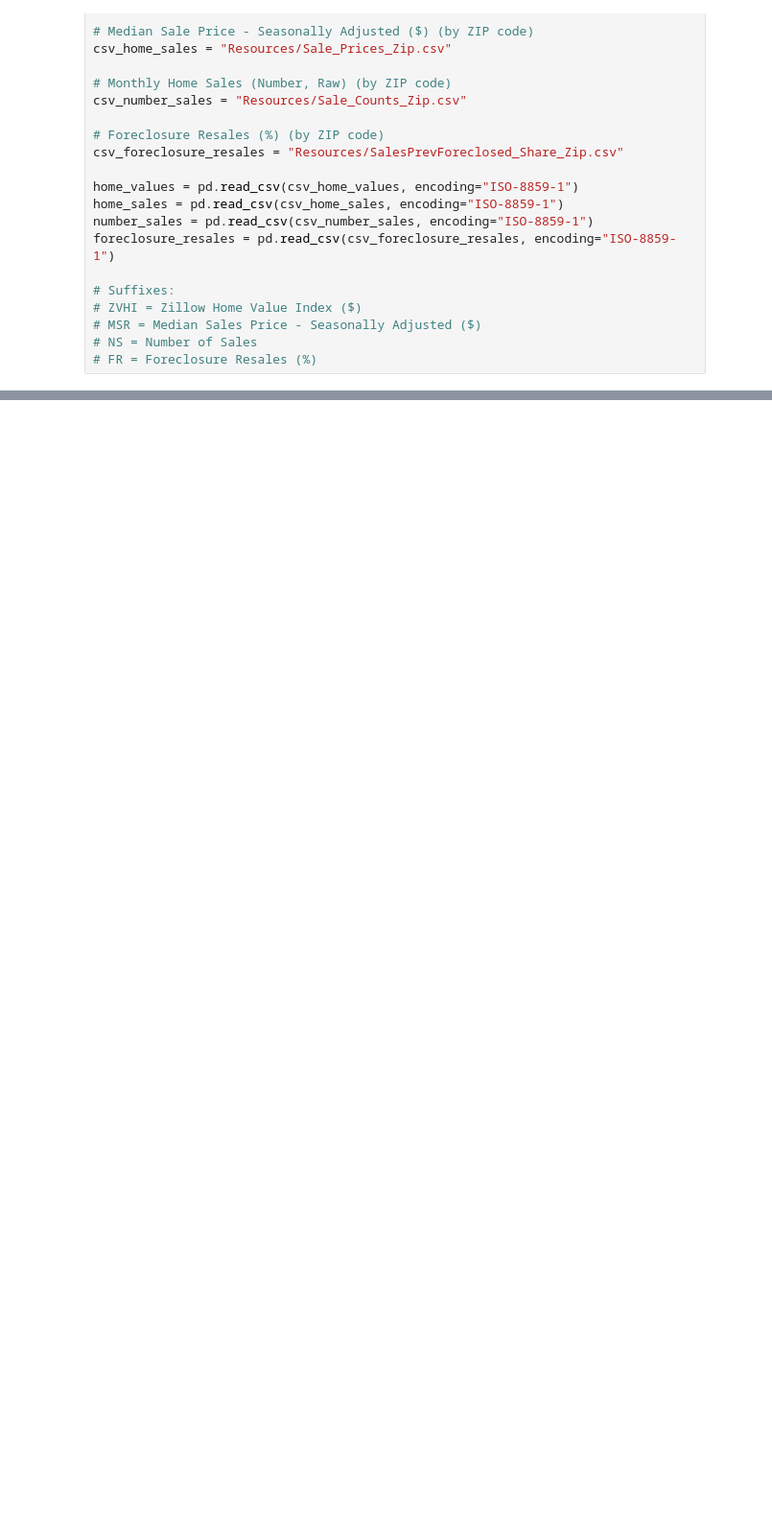
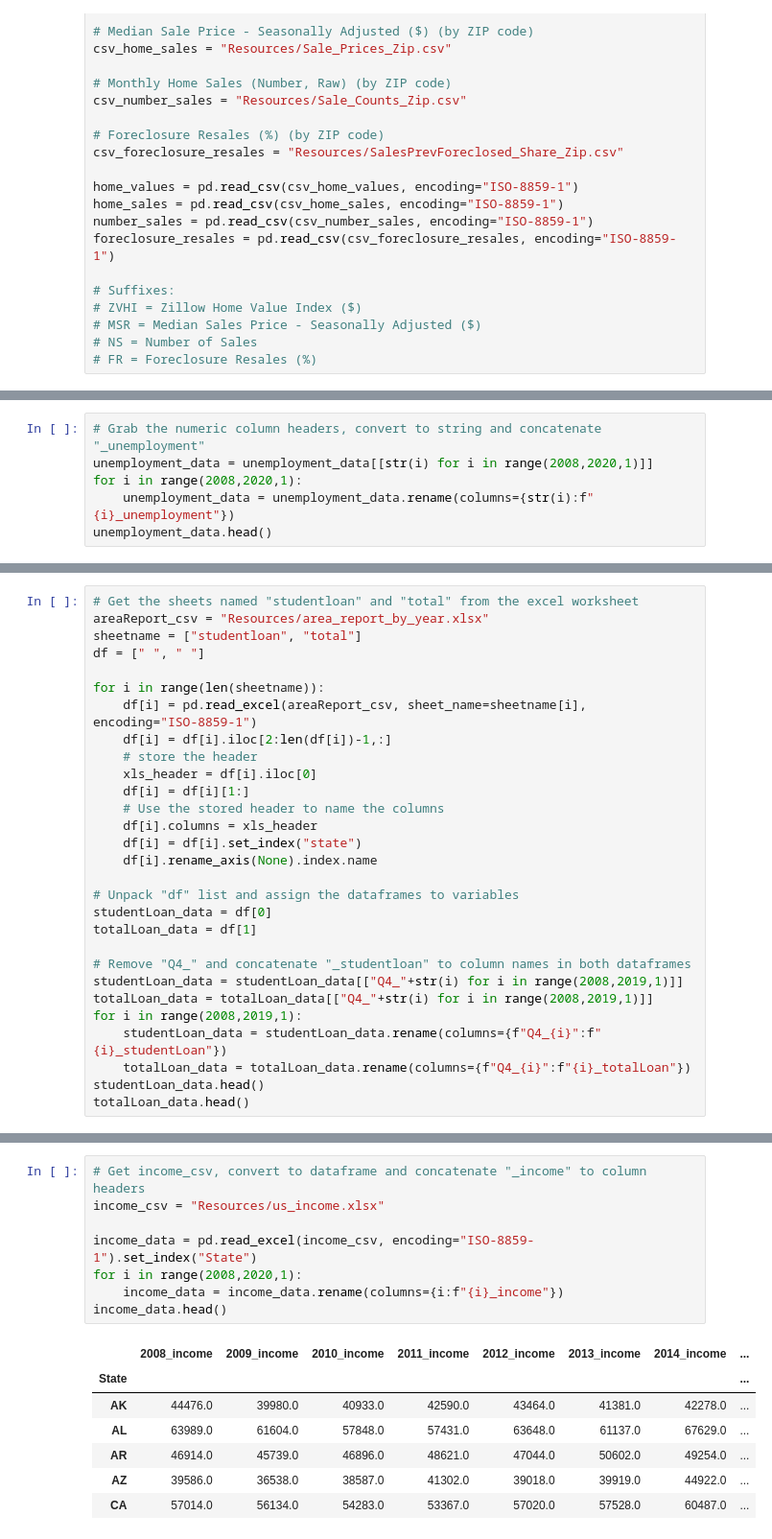
Before and after one commit to cmarchini19/US-Housing-Market-Analysis, a Jupyter notebook: tolu.ipynb, the cells around one changed output, grey strips where cells are left out. Shown at 96% size. Cells and saved outputs as stored; diff of their text form; blank space fills up the shorter version.

```diff
--- a/tolu.ipynb
+++ b/tolu.ipynb
@@ -205,0 +247,6 @@ state_data
+# %%
+# Grab the numeric column headers, convert to string and concatenate "_unemployment"
+unemployment_data = unemployment_data[[str(i) for i in range(2008,2020,1)]]
+for i in range(2008,2020,1):
+    unemployment_data = unemployment_data.rename(columns={str(i):f"{i}_unemployment"})
+unemployment_data.head()
@@ -205,0 +280,29 @@ state_data
+# %%
+# Get the sheets named "studentloan" and "total" from the excel worksheet
+areaReport_csv = "Resources/area_report_by_year.xlsx"
+sheetname = ["studentloan", "total"]
+df = [" ", " "]
+
+for i in range(len(sheetname)):
+    df[i] = pd.read_excel(areaReport_csv, sheet_name=sheetname[i], encoding="ISO-8859-1")
+    df[i] = df[i].iloc[2:len(df[i])-1,:]
+    # store the header
+    xls_header = df[i].iloc[0]
+    df[i] = df[i][1:]
+    # Use the stored header to name the columns
+    df[i].columns = xls_header
+    df[i] = df[i].set_index("state")
+    df[i].rename_axis(None).index.name
+
+# Unpack "df" list and assign the dataframes to variables
+studentLoan_data = df[0]
+totalLoan_data = df[1]
+
+# Remove "Q4_" and concatenate "_studentloan" to column names in both dataframes
+studentLoan_data = studentLoan_data[["Q4_"+str(i) for i in range(2008,2019,1)]]
+totalLoan_data = totalLoan_data[["Q4_"+str(i) for i in range(2008,2019,1)]]
+for i in range(2008,2019,1):
+    studentLoan_data = studentLoan_data.rename(columns={f"Q4_{i}":f"{i}_studentLoan"})
+    totalLoan_data = totalLoan_data.rename(columns={f"Q4_{i}":f"{i}_totalLoan"})
+studentLoan_data.head()
+totalLoan_data.head()
@@ -205,0 +336,16 @@ state_data
+# %%
+# Get income_csv, convert to dataframe and concatenate "_income" to column headers
+income_csv = "Resources/us_income.xlsx"
+
+income_data = pd.read_excel(income_csv, encoding="ISO-8859-1").set_index("State")
+for i in range(2008,2020,1):
+    income_data = income_data.rename(columns={i:f"{i}_income"})
+income_data.head()
+# %% [output]
+|  | 2008_income | 2009_income | 2010_income | 2011_income | 2012_income | 2013_income | 2014_income | ... |
+| State |  |  |  |  |  |  |  | ... |
+| AK | 44476.0 | 39980.0 | 40933.0 | 42590.0 | 43464.0 | 41381.0 | 42278.0 | ... |
+| AL | 63989.0 | 61604.0 | 57848.0 | 57431.0 | 63648.0 | 61137.0 | 67629.0 | ... |
+| AR | 46914.0 | 45739.0 | 46896.0 | 48621.0 | 47044.0 | 50602.0 | 49254.0 | ... |
+| AZ | 39586.0 | 36538.0 | 38587.0 | 41302.0 | 39018.0 | 39919.0 | 44922.0 | ... |
+| CA | 57014.0 | 56134.0 | 54283.0 | 53367.0 | 57020.0 | 57528.0 | 60487.0 | ... |
```
Also changed, not shown: parts of 38 cells of this notebook, 13 other files.
